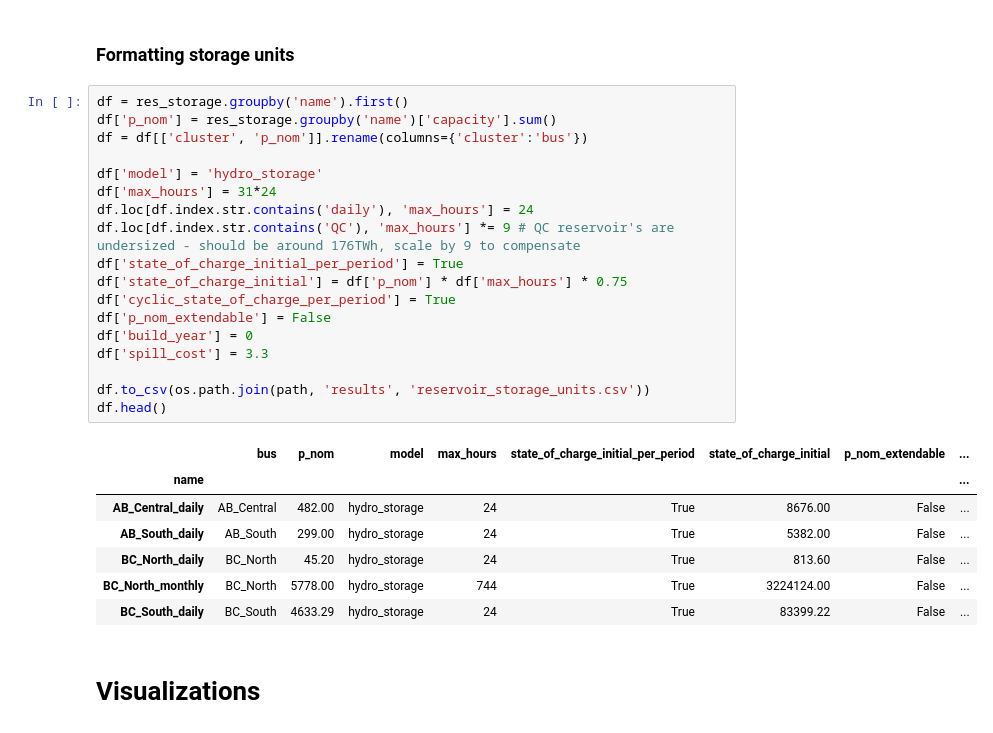
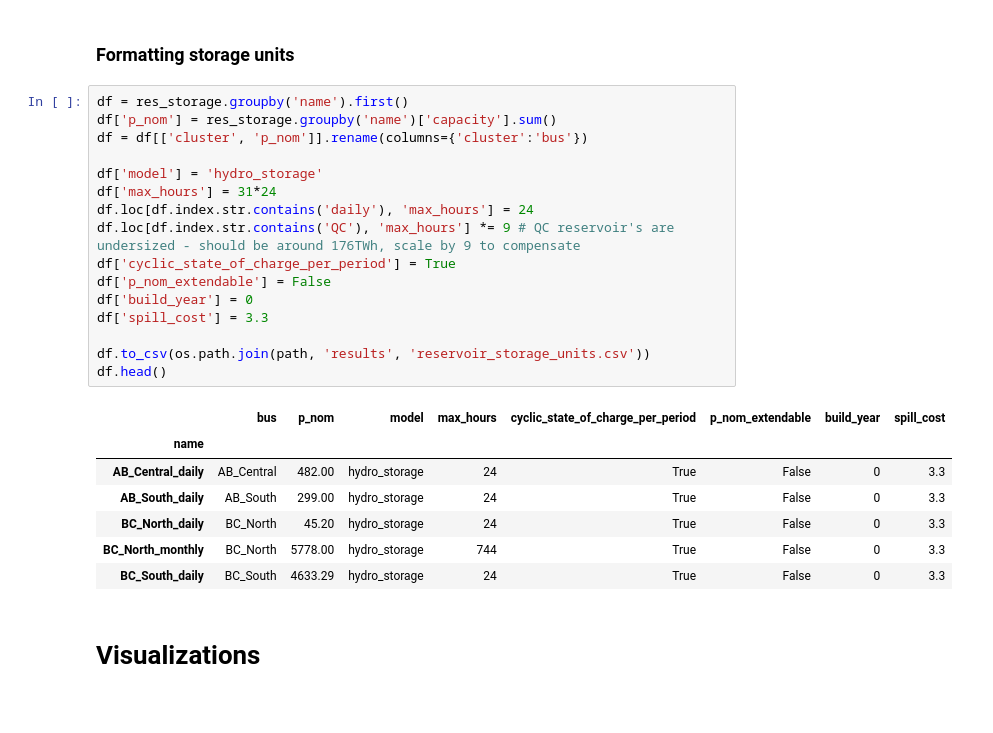
Before and after one commit to NRCan/pypsa-canada-national, a Jupyter notebook: 3a - Hydro Modeling.ipynb, the cells around one changed output. Saved outputs shown, nothing was run; the diff lists cells and outputs as text.

```diff
--- a/3a - Hydro Modeling.ipynb
+++ b/3a - Hydro Modeling.ipynb
@@ -290,29 +318,27 @@ inflows.to_csv(os.path.join(path, 'results', 'storage_units-inflow.csv'))
 # %%
 df = res_storage.groupby('name').first()
 df['p_nom'] = res_storage.groupby('name')['capacity'].sum()
 df = df[['cluster', 'p_nom']].rename(columns={'cluster':'bus'})
 
 df['model'] = 'hydro_storage'
 df['max_hours'] = 31*24
 df.loc[df.index.str.contains('daily'), 'max_hours'] = 24
 df.loc[df.index.str.contains('QC'), 'max_hours'] *= 9 # QC reservoir's are undersized - should be around 176TWh, scale by 9 to compensate
-df['state_of_charge_initial_per_period'] = True
-df['state_of_charge_initial'] = df['p_nom'] * df['max_hours'] * 0.75
 df['cyclic_state_of_charge_per_period'] = True
 df['p_nom_extendable'] = False
 df['build_year'] = 0
 df['spill_cost'] = 3.3
 
 df.to_csv(os.path.join(path, 'results', 'reservoir_storage_units.csv'))
 df.head()
 # %% [output]
-|  | bus | p_nom | model | max_hours | state_of_charge_initial_per_period | state_of_charge_initial | p_nom_extendable | ... |
-| name |  |  |  |  |  |  |  | ... |
-| AB_Central_daily | AB_Central | 482.00 | hydro_storage | 24 | True | 8676.00 | False | ... |
-| AB_South_daily | AB_South | 299.00 | hydro_storage | 24 | True | 5382.00 | False | ... |
-| BC_North_daily | BC_North | 45.20 | hydro_storage | 24 | True | 813.60 | False | ... |
-| BC_North_monthly | BC_North | 5778.00 | hydro_storage | 744 | True | 3224124.00 | False | ... |
-| BC_South_daily | BC_South | 4633.29 | hydro_storage | 24 | True | 83399.22 | False | ... |
+|  | bus | p_nom | model | max_hours | cyclic_state_of_charge_per_period | p_nom_extendable | build_year | spill_cost |
+| name |  |  |  |  |  |  |  |  |
+| AB_Central_daily | AB_Central | 482.00 | hydro_storage | 24 | True | False | 0 | 3.3 |
+| AB_South_daily | AB_South | 299.00 | hydro_storage | 24 | True | False | 0 | 3.3 |
+| BC_North_daily | BC_North | 45.20 | hydro_storage | 24 | True | False | 0 | 3.3 |
+| BC_North_monthly | BC_North | 5778.00 | hydro_storage | 744 | True | False | 0 | 3.3 |
+| BC_South_daily | BC_South | 4633.29 | hydro_storage | 24 | True | False | 0 | 3.3 |
 # %% [markdown]
 # Visualizations
 # %%
```
Also changed, not shown: parts of 3 cells of this notebook.
